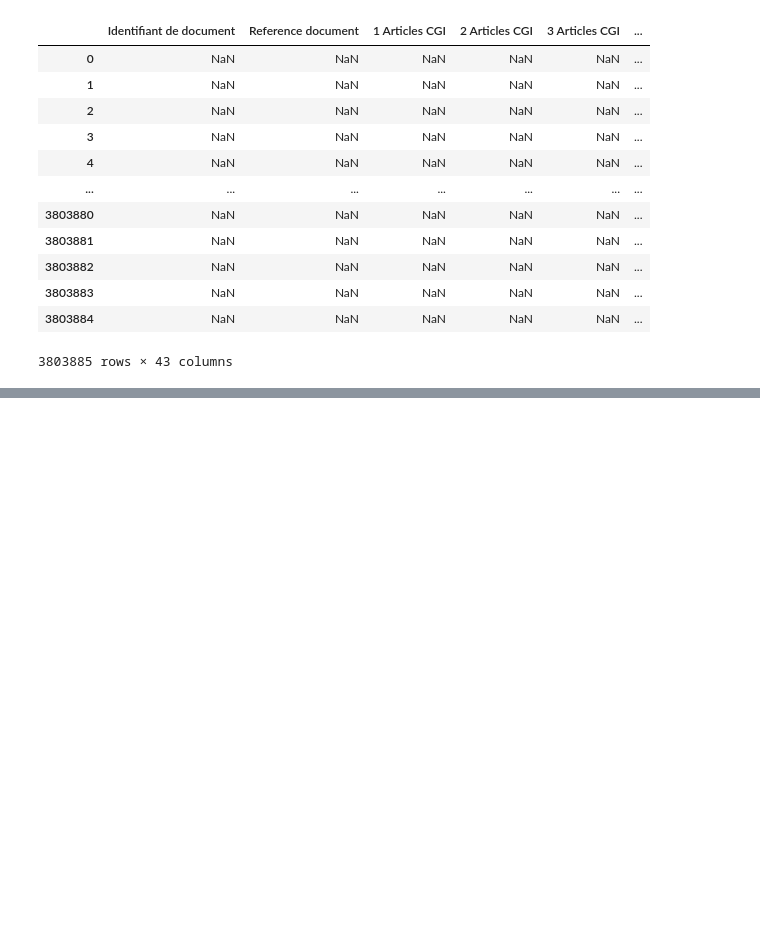
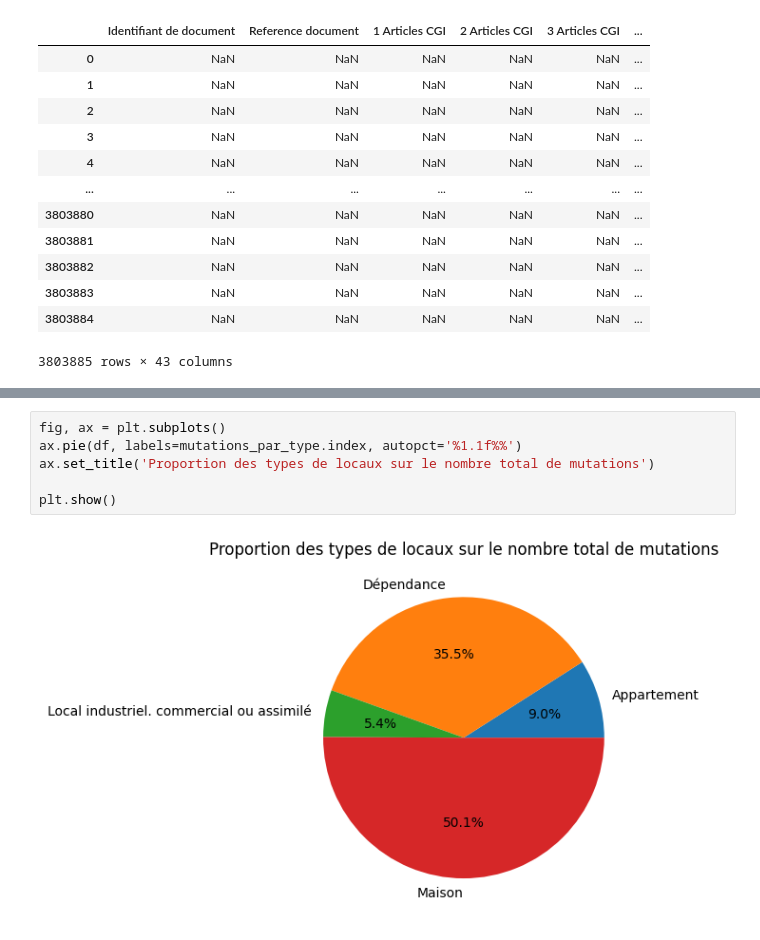
Before and after one commit to raphdem02/Analyse_Data_Fonciere, a Jupyter notebook: Analysis0.0.ipynb, the cells around one changed output, grey strips where cells are left out. Saved outputs shown, nothing was run; the diff lists cells and outputs as text; blank space fills up the shorter version.

```diff
--- a/Analysis0.0.ipynb
+++ b/Analysis0.0.ipynb
@@ -43,0 +145,8 @@ Data
+# %%
+fig, ax = plt.subplots()
+ax.pie(df, labels=mutations_par_type.index, autopct='%1.1f%%')
+ax.set_title('Proportion des types de locaux sur le nombre total de mutations')
+
+plt.show()
+# %% [output]
+[figure, added]
```
Also changed, not shown: parts of 26 cells of this notebook.
